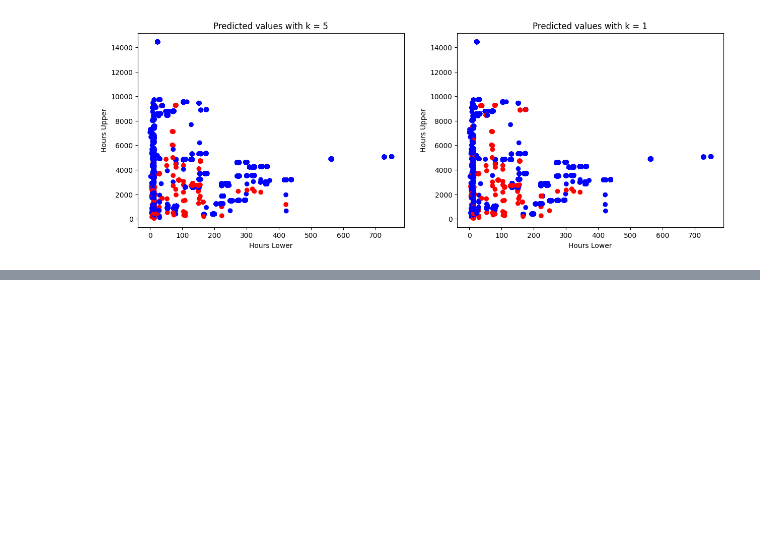
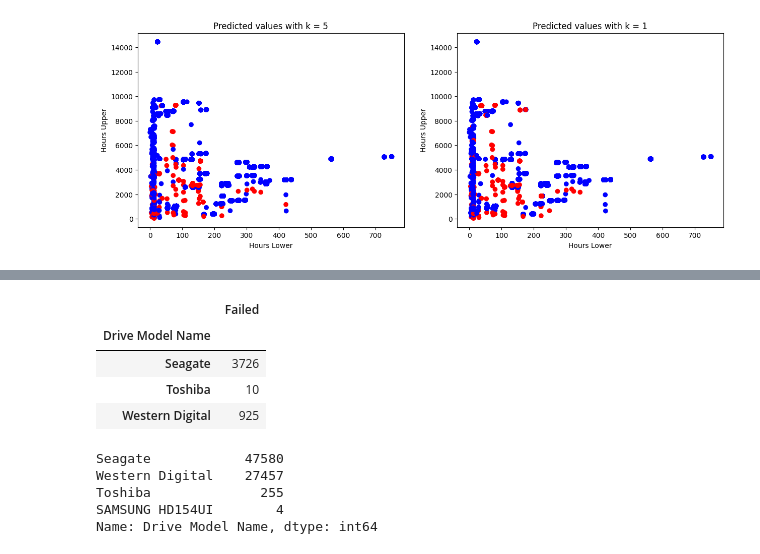
Before and after one commit to football3o/cs105_final, a Jupyter notebook: Final_Project.ipynb, the cells around one changed output, grey strips where cells are left out. Cells and saved outputs as stored; diff of their text form; code cells hidden in the pictures; blank space fills up the shorter version.

```diff
--- a/Final_Project.ipynb
+++ b/Final_Project.ipynb
@@ -772,0 +830,19 @@ plt.show()
+# %%
+counts = bblaze_data_1.groupby("Drive Model Name").filter(lambda x : len(x)>100)
+counts = counts[counts["Censored"] != True]
+counts = pd.pivot_table(data=counts, values=["Failed"], index='Drive Model Name', aggfunc='count')
+counts
+# %% [output]
+|  | Failed |
+| Drive Model Name |  |
+| Seagate | 3726 |
+| Toshiba | 10 |
+| Western Digital | 925 |
+# %%
+bblaze_data_1["Drive Model Name"].value_counts()
+# %% [output]
+Seagate            47580
+Western Digital    27457
+Toshiba              255
+SAMSUNG HD154UI        4
+Name: Drive Model Name, dtype: int64
```
Also changed, not shown: parts of 10 cells of this notebook.
